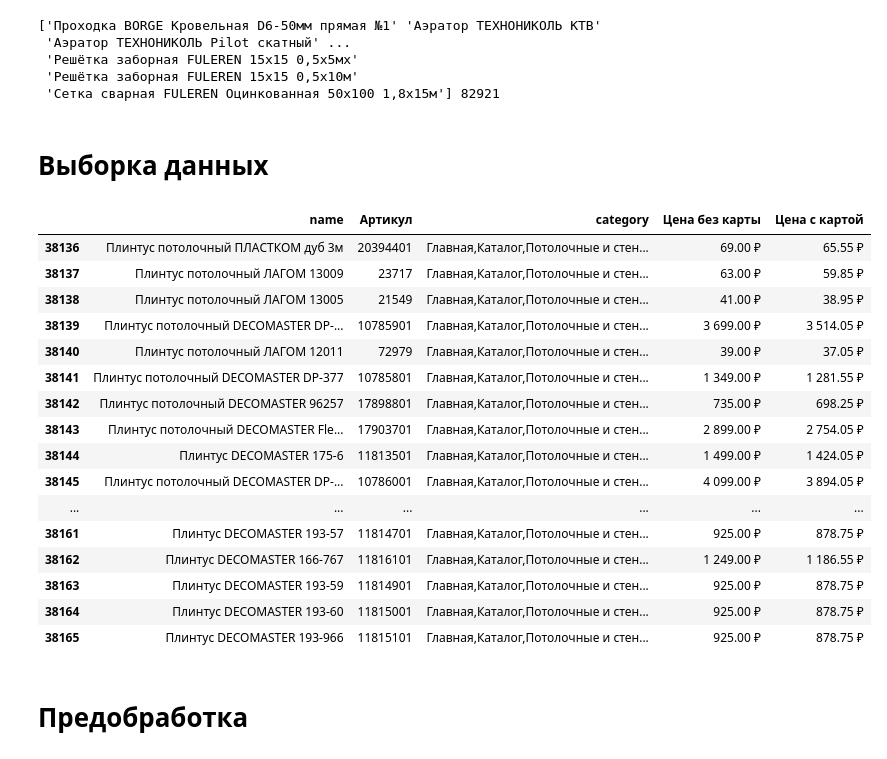
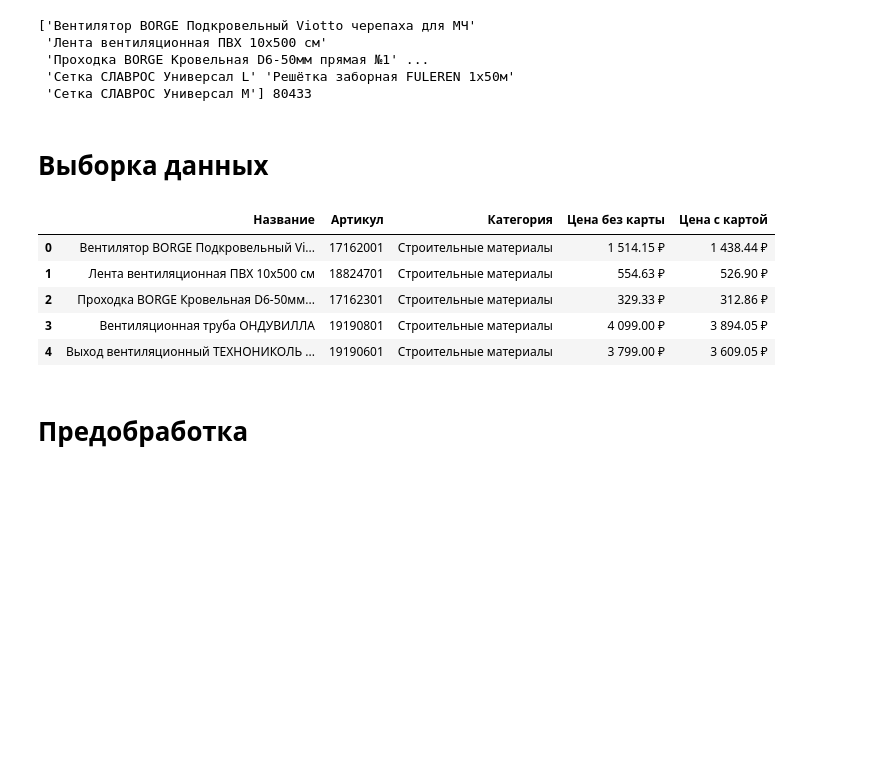
Before and after one commit to MugiChu/Clustersorclassificators, a Jupyter notebook: classificator.ipynb, the cells around one changed output. Saved outputs shown, nothing was run; the diff lists cells and outputs as text; code cells hidden in the pictures; blank space fills up the shorter version.

```diff
--- a/classificator.ipynb
+++ b/classificator.ipynb
@@ -7,7 +7,7 @@ import re
 from wordcloud import WordCloud, STOPWORDS
 import matplotlib.pyplot as plt
 # %%
-data = pd.read_csv('dump3.csv')
+data = pd.read_csv('sp.csv')
 # %%
 data.shape
 # %% [output]
@@ -44,10 +38,10 @@ print(data['category'].unique(), len(data['category'].unique()))
 # %%
-print(data['name'].unique(), len(data['name'].unique()))
+print(data['Название'].unique(), len(data['Название'].unique()))
 # %% [output]
-['Проходка BORGE Кровельная D6-50мм прямая №1' 'Аэратор ТЕХНОНИКОЛЬ КТВ'
- 'Аэратор ТЕХНОНИКОЛЬ Pilot скатный' ...
- 'Решётка заборная FULEREN 15х15 0,5х5мх'
- 'Решётка заборная FULEREN 15х15 0,5х10м'
- 'Сетка сварная FULEREN Оцинкованная 50х100 1,8х15м'] 82921
+['Вентилятор BORGE Подкровельный Viotto черепаха для МЧ'
+ 'Лента вентиляционная ПВХ 10х500 см'
+ 'Проходка BORGE Кровельная D6-50мм прямая №1' ...
+ 'Сетка СЛАВРОС Универсал L' 'Решётка заборная FULEREN 1х50м'
+ 'Сетка СЛАВРОС Универсал M'] 80433
 # %% [markdown]
 # Выборка данных
@@ -57,29 +48,31 @@ pack_in_cat = 170
+# %%
+topics = ['Строительные материалы','Инструменты и крепёж', 'Двери, окна, замки',
+ 'Обои', 'Напольные покрытия', 'Потолочные и стеновые покрытия',
+ 'Керамическая плитка', 'Краски, герметики, пропитки',
+ 'Инженерная электрика, лампы', 'Сауны и бани',
+ 'Интерьер, текстиль, камины, оформление окон, картины',
+ 'Хранение и порядок', 'Товары для дома, подарки, бытовая химия',
+ 'Кухни, мойки, смесители, бытовая техника',
+ 'Вентиляция, климатическое оборудование', 'Освещение',
+ 'Отопление, водоснабжение, канализация',
+ 'Сантехника, мебель для ванной комнаты', 'Туризм и отдых', 'Автотовары',
+ 'Сад и огород']
+pack_in_cat = 3000
 # %%
 df_res = pd.DataFrame()
 
 for topic in tqdm(topics):
-    df_topic = data[data['category'] == topic][:pack_in_cat]
+    df_topic = data[data['Категория'] == topic][:pack_in_cat]
     df_res = df_res.append(df_topic)
 # %%
-df_res.head(30)
+df_res.head(5)
 # %% [output]
-|  | name | Артикул | category | Цена без карты | Цена с картой |
-| 38136 | Плинтус потолочный ПЛАСТКОМ дуб 3м | 20394401 | Главная,Каталог,Потолочные и стен... | 69.00 ₽ | 65.55 ₽ |
-| 38137 | Плинтус потолочный ЛАГОМ 13009 | 23717 | Главная,Каталог,Потолочные и стен... | 63.00 ₽ | 59.85 ₽ |
-| 38138 | Плинтус потолочный ЛАГОМ 13005 | 21549 | Главная,Каталог,Потолочные и стен... | 41.00 ₽ | 38.95 ₽ |
-| 38139 | Плинтус потолочный DECOMASTER DP-... | 10785901 | Главная,Каталог,Потолочные и стен... | 3 699.00 ₽ | 3 514.05 ₽ |
-| 38140 | Плинтус потолочный ЛАГОМ 12011 | 72979 | Главная,Каталог,Потолочные и стен... | 39.00 ₽ | 37.05 ₽ |
-| 38141 | Плинтус потолочный DECOMASTER DP-377 | 10785801 | Главная,Каталог,Потолочные и стен... | 1 349.00 ₽ | 1 281.55 ₽ |
-| 38142 | Плинтус потолочный DECOMASTER 96257 | 17898801 | Главная,Каталог,Потолочные и стен... | 735.00 ₽ | 698.25 ₽ |
-| 38143 | Плинтус потолочный DECOMASTER Fle... | 17903701 | Главная,Каталог,Потолочные и стен... | 2 899.00 ₽ | 2 754.05 ₽ |
-| 38144 | Плинтус DECOMASTER 175-6 | 11813501 | Главная,Каталог,Потолочные и стен... | 1 499.00 ₽ | 1 424.05 ₽ |
-| 38145 | Плинтус потолочный DECOMASTER DP-... | 10786001 | Главная,Каталог,Потолочные и стен... | 4 099.00 ₽ | 3 894.05 ₽ |
-| ... | ... | ... | ... | ... | ... |
-| 38161 | Плинтус DECOMASTER 193-57 | 11814701 | Главная,Каталог,Потолочные и стен... | 925.00 ₽ | 878.75 ₽ |
-| 38162 | Плинтус DECOMASTER 166-767 | 11816101 | Главная,Каталог,Потолочные и стен... | 1 249.00 ₽ | 1 186.55 ₽ |
-| 38163 | Плинтус DECOMASTER 193-59 | 11814901 | Главная,Каталог,Потолочные и стен... | 925.00 ₽ | 878.75 ₽ |
-| 38164 | Плинтус DECOMASTER 193-60 | 11815001 | Главная,Каталог,Потолочные и стен... | 925.00 ₽ | 878.75 ₽ |
-| 38165 | Плинтус DECOMASTER 193-966 | 11815101 | Главная,Каталог,Потолочные и стен... | 925.00 ₽ | 878.75 ₽ |
+|  | Название | Артикул | Категория | Цена без карты | Цена с картой |
+| 0 | Вентилятор BORGE Подкровельный Vi... | 17162001 | Строительные материалы | 1 514.15 ₽ | 1 438.44 ₽ |
+| 1 | Лента вентиляционная ПВХ 10х500 см | 18824701 | Строительные материалы | 554.63 ₽ | 526.90 ₽ |
+| 2 | Проходка BORGE Кровельная D6-50мм... | 17162301 | Строительные материалы | 329.33 ₽ | 312.86 ₽ |
+| 3 | Вентиляционная труба ОНДУВИЛЛА | 19190801 | Строительные материалы | 4 099.00 ₽ | 3 894.05 ₽ |
+| 4 | Выход вентиляционный ТЕХНОНИКОЛЬ ... | 19190601 | Строительные материалы | 3 799.00 ₽ | 3 609.05 ₽ |
 # %% [markdown]
 
 # Предобработка
```
Also changed, not shown: parts of 53 cells of this notebook, 4 other files.
